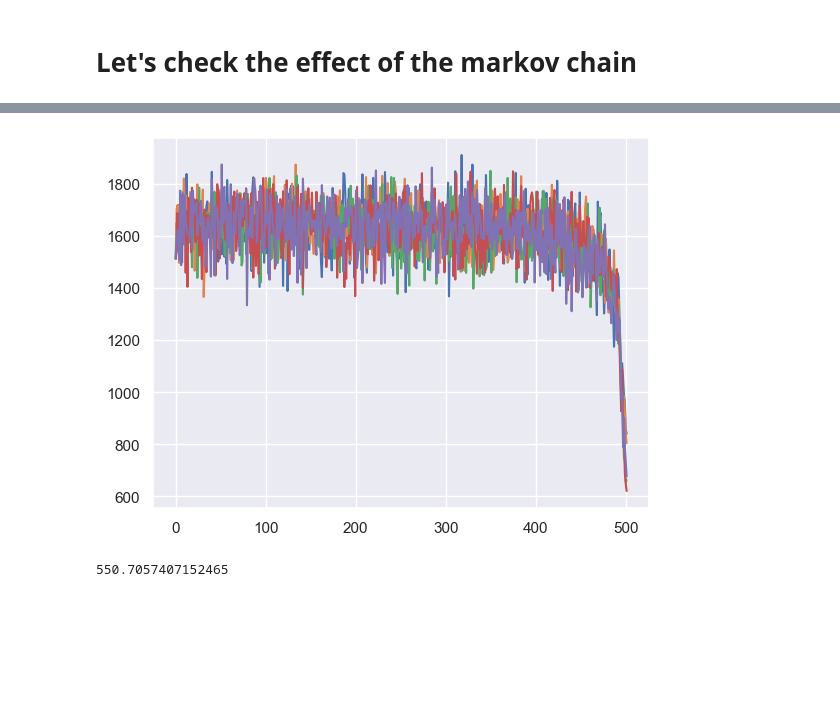
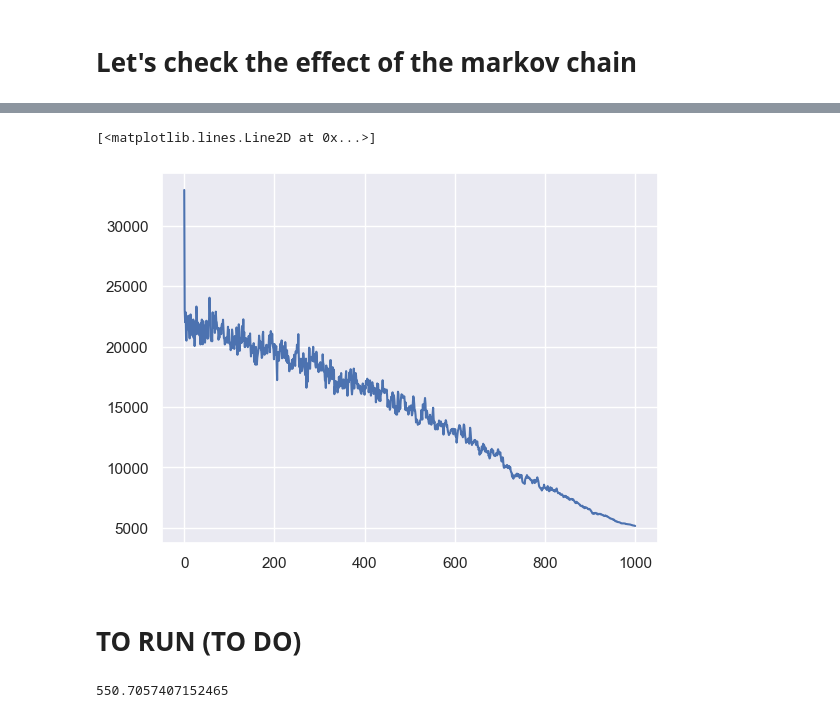
Before and after one commit to stebos100/Stochastic_simulations_22, a Jupyter notebook: Assignment3/YKE_TSP.ipynb, the cells around one changed output, grey strips where cells are left out. Cells and saved outputs as stored; diff of their text form; code cells hidden in the pictures; blank space fills up the shorter version.

```diff
--- a/Assignment3/YKE_TSP.ipynb
+++ b/Assignment3/YKE_TSP.ipynb
@@ -468 +481,8 @@ NameError: name 'chain_heatmap' is not defined
+# %%
+plt.plot(all_results_heatmap[::][-1])
+# %% [output]
+[<matplotlib.lines.Line2D at 0x...>]
+[figure, added]
+# %% [markdown]
+# TO RUN (TO DO)
 # %%
@@ -480,6 +504,0 @@ for i in range(len(markov_chain_length)):
-# %%
-x = np.linspace(0, num_iterations+1, num_iterations+1)
-for y in chain_plot:
-    plt.plot(x, y)
-# %% [output]
-[figure, removed]
```
Also changed, not shown: parts of 13 cells of this notebook, 3 other files.
